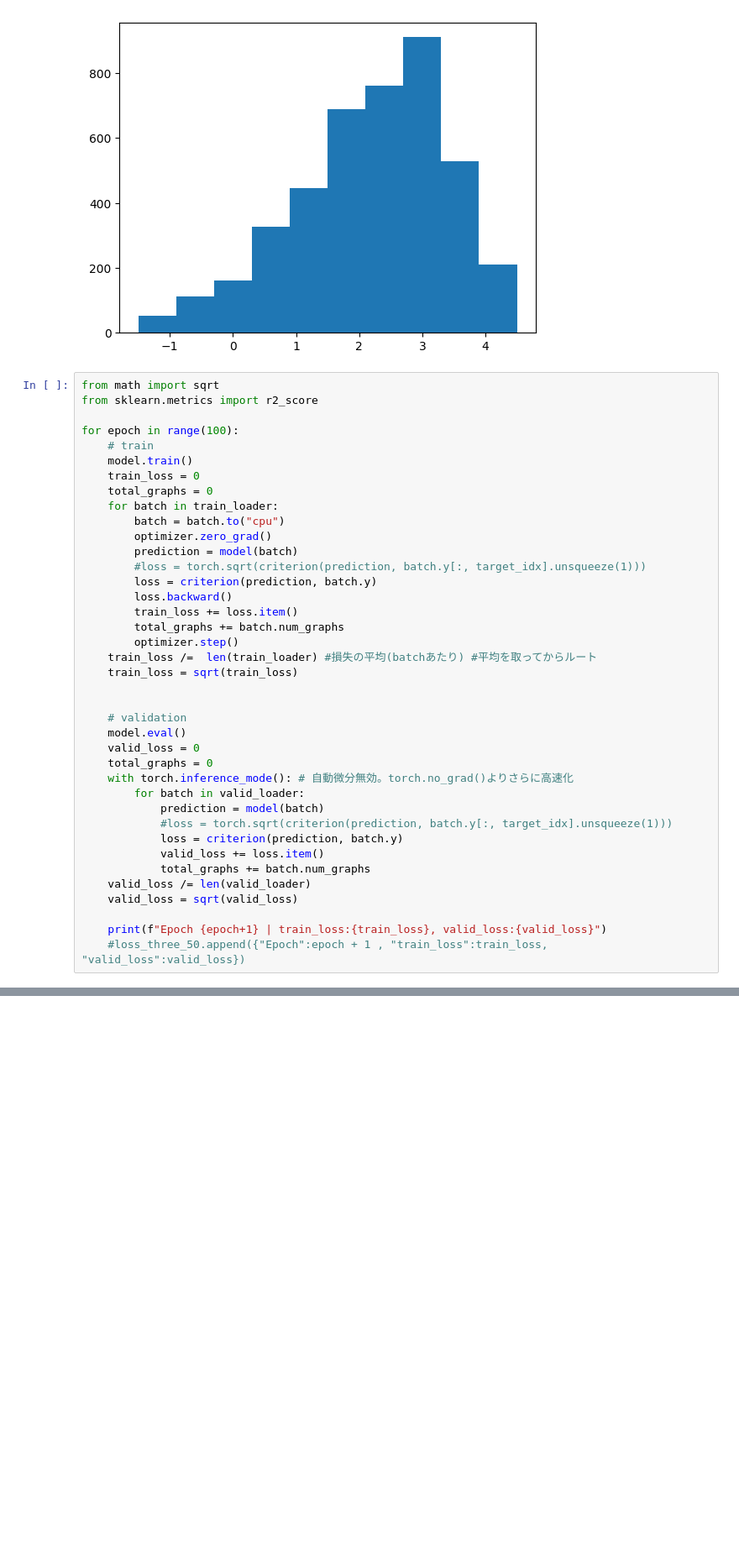
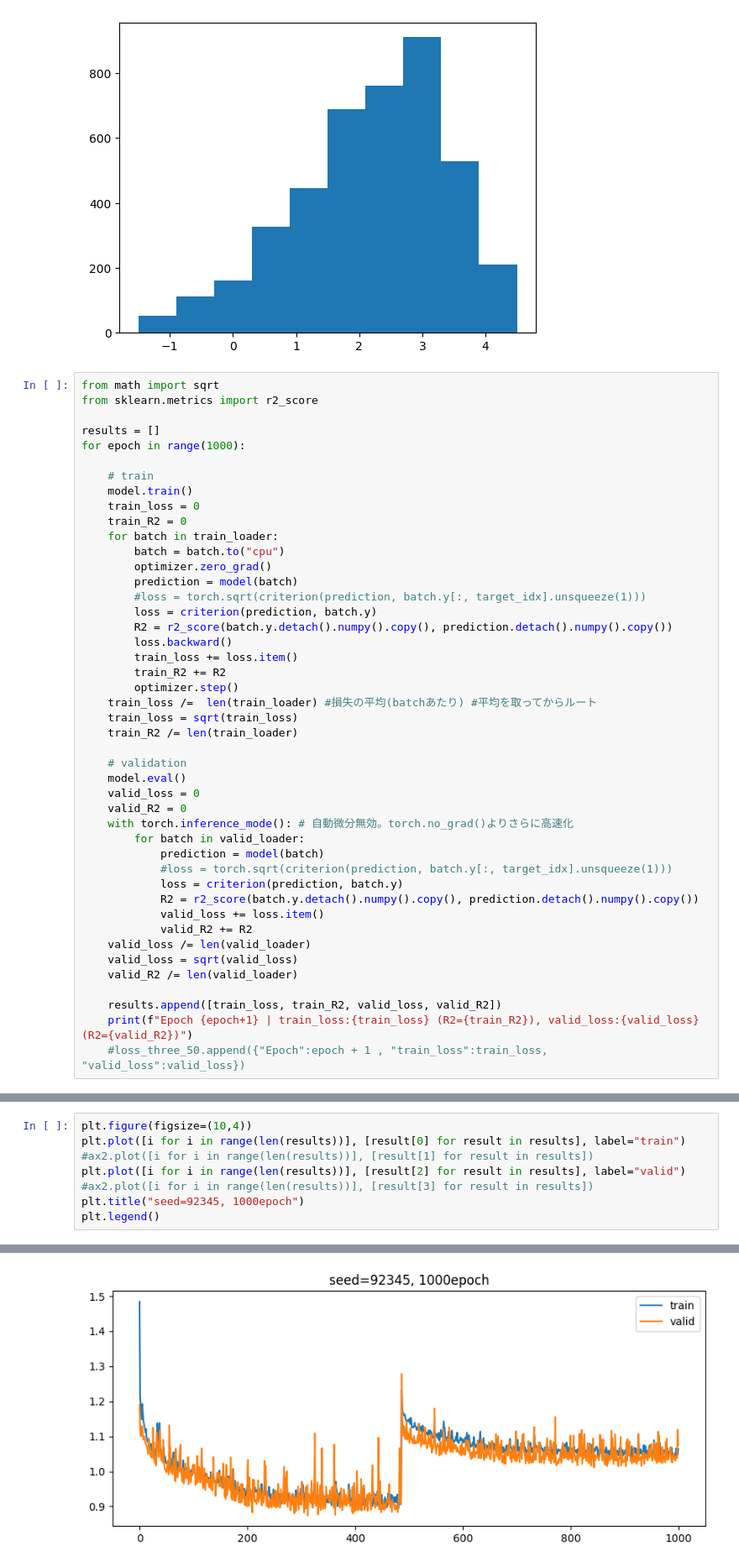
Before and after one commit to Kazuri1111/Pytorch, a Jupyter notebook: GCN/MoleculeNet.ipynb, the cells around one changed output, grey strips where cells are left out. Shown: that part at 84% size. Drawn from its saved outputs; the diff is of its cells as text; blank space fills up the shorter version.

```diff
--- a/GCN/MoleculeNet.ipynb
+++ b/GCN/MoleculeNet.ipynb
@@ -88,39 +92,45 @@ plt.hist(y)
 from math import sqrt
 from sklearn.metrics import r2_score
 
-for epoch in range(100):
+results = []
+for epoch in range(1000):
+
     # train
     model.train()
     train_loss = 0
-    total_graphs = 0
+    train_R2 = 0
     for batch in train_loader:
         batch = batch.to("cpu")
         optimizer.zero_grad()
         prediction = model(batch)
         #loss = torch.sqrt(criterion(prediction, batch.y[:, target_idx].unsqueeze(1)))
         loss = criterion(prediction, batch.y)
+        R2 = r2_score(batch.y.detach().numpy().copy(), prediction.detach().numpy().copy())
         loss.backward()
         train_loss += loss.item()
-        total_graphs += batch.num_graphs
+        train_R2 += R2
         optimizer.step()
     train_loss /=  len(train_loader) #損失の平均(batchあたり) #平均を取ってからルート
     train_loss = sqrt(train_loss)
-
+    train_R2 /= len(train_loader)
 
     # validation
     model.eval()
     valid_loss = 0
-    total_graphs = 0
+    valid_R2 = 0
     with torch.inference_mode(): # 自動微分無効。torch.no_grad()よりさらに高速化
         for batch in valid_loader:
             prediction = model(batch)
             #loss = torch.sqrt(criterion(prediction, batch.y[:, target_idx].unsqueeze(1)))
             loss = criterion(prediction, batch.y)
+            R2 = r2_score(batch.y.detach().numpy().copy(), prediction.detach().numpy().copy())
             valid_loss += loss.item()
-            total_graphs += batch.num_graphs
+            valid_R2 += R2
     valid_loss /= len(valid_loader)
     valid_loss = sqrt(valid_loss)
+    valid_R2 /= len(valid_loader)
 
-    print(f"Epoch {epoch+1} | train_loss:{train_loss}, valid_loss:{valid_loss}")
+    results.append([train_loss, train_R2, valid_loss, valid_R2])
+    print(f"Epoch {epoch+1} | train_loss:{train_loss} (R2={train_R2}), valid_loss:{valid_loss} (R2={valid_R2})")
     #loss_three_50.append({"Epoch":epoch + 1 , "train_loss":train_loss, "valid_loss":valid_loss})
 # %% [output]
@@ -143,0 +154,9 @@ Epoch 100 | train_loss:0.9662695746708421, valid_loss:1.0454124701288883
+# %%
+plt.figure(figsize=(10,4))
+plt.plot([i for i in range(len(results))], [result[0] for result in results], label="train")
+#ax2.plot([i for i in range(len(results))], [result[1] for result in results])
+plt.plot([i for i in range(len(results))], [result[2] for result in results], label="valid")
+#ax2.plot([i for i in range(len(results))], [result[3] for result in results])
+plt.title("seed=92345, 1000epoch")
+plt.legend()
+# %% [output]
@@ -143,0 +164 @@ Epoch 100 | train_loss:0.9662695746708421, valid_loss:1.0454124701288883
+[figure, added]
```
Also changed, not shown: parts of 3 cells of this notebook, 18 other files.
